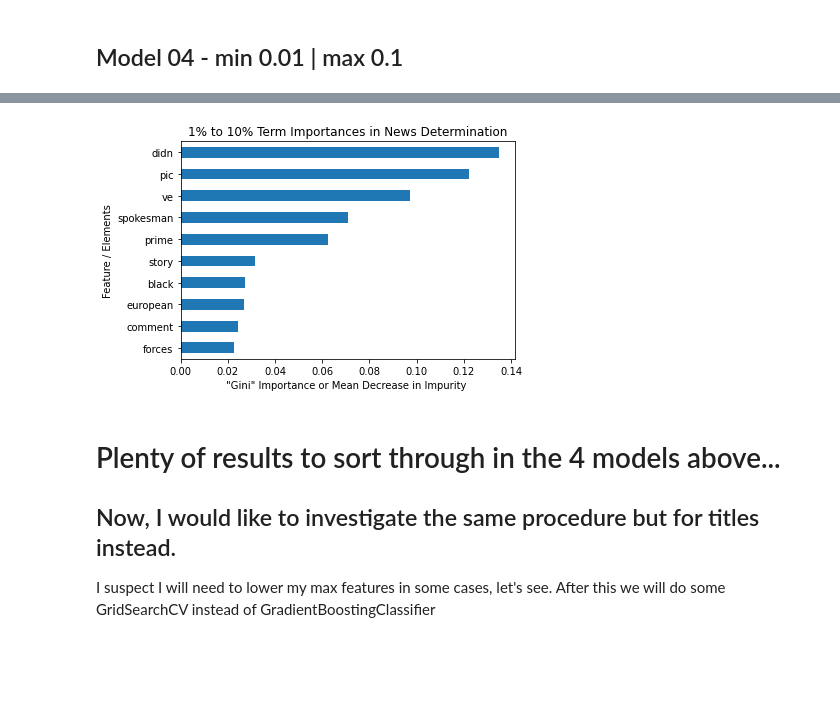
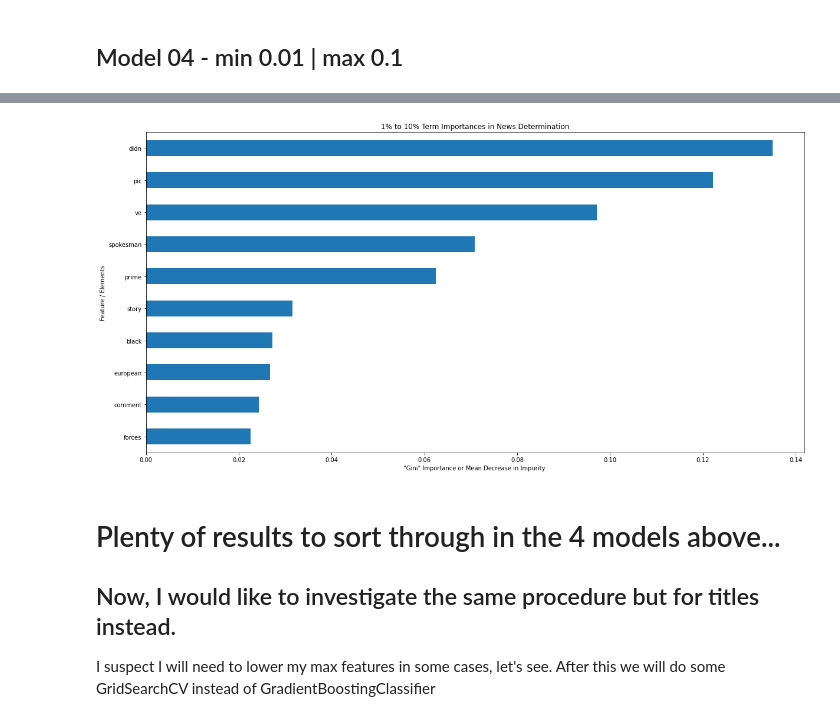
Before and after one commit to StephenSpicer/News_Parsing_DS23_unit02, a Jupyter notebook: unit02/fourthworkup.ipynb, the cells around one changed output, grey strips where cells are left out. Drawn from its saved outputs; the diff is of its cells as text; code cells hidden in the pictures; blank space fills up the shorter version.

```diff
--- a/unit02/fourthworkup.ipynb
+++ b/unit02/fourthworkup.ipynb
@@ -490,16 +490,16 @@ model4 test:  0.8353971962616823
 # %%
 # model 4 feature importances graph
 
 vectorizer = TfidfVectorizer()
 importances = model4.named_steps['predictor'].feature_importances_
 features = model4.named_steps['vectorizer'].get_feature_names()
 feat_imp = pd.Series(importances, index=features).sort_values()
-feat_imp.tail(10).plot(kind='barh')
+feat_imp.tail(10).plot(kind='barh', figsize = (20,10))
 plt.xlabel('"Gini" Importance or Mean Decrease in Impurity ')
 plt.ylabel('Feature / Elements')
 plt.title('1% to 10% Term Importances in News Determination');
 # %% [output]
-[figure, old version]
+[figure, new version]
 # %% [markdown]
 # Plenty of results to sort through in the 4 models above...
 
```
Also changed, not shown: parts of 5 cells of this notebook, 2 other files.
